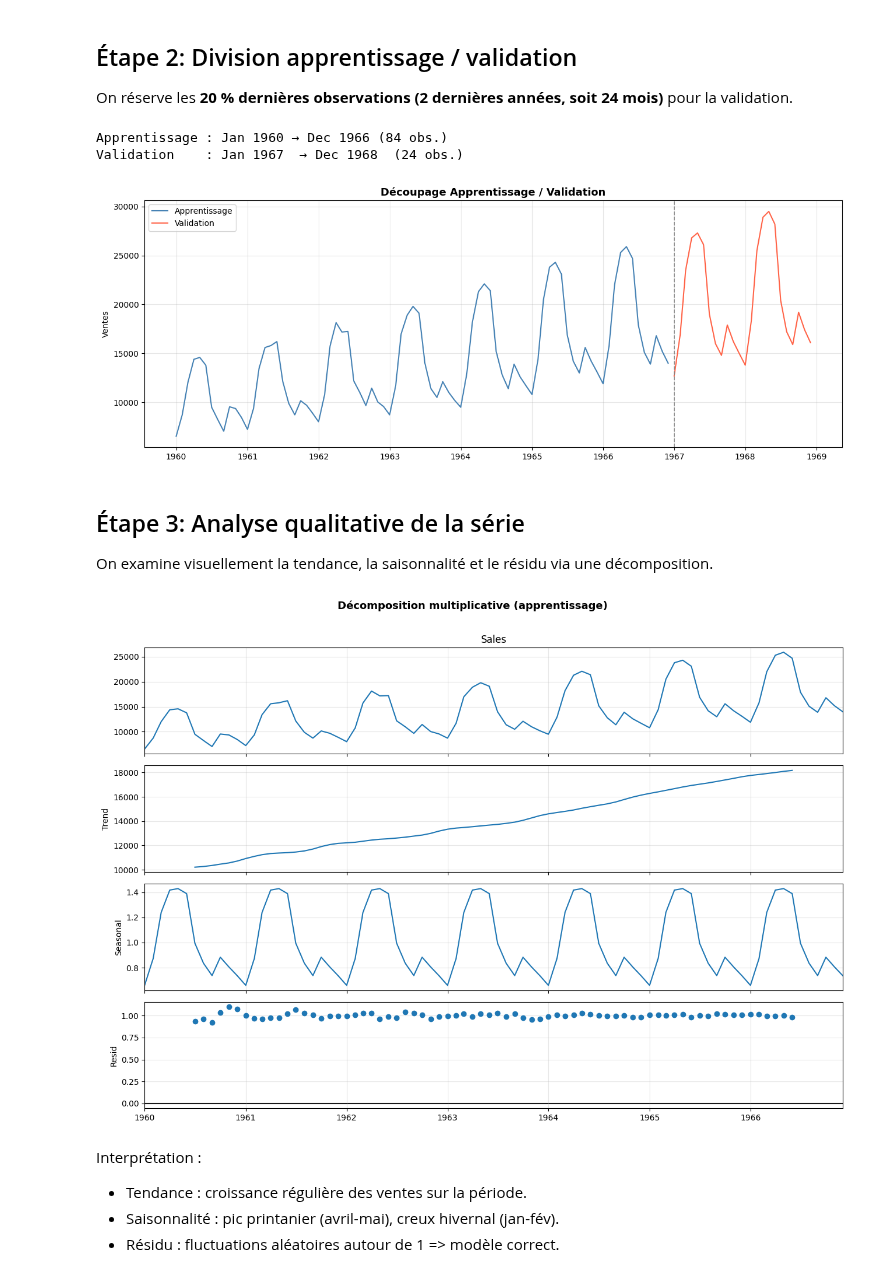
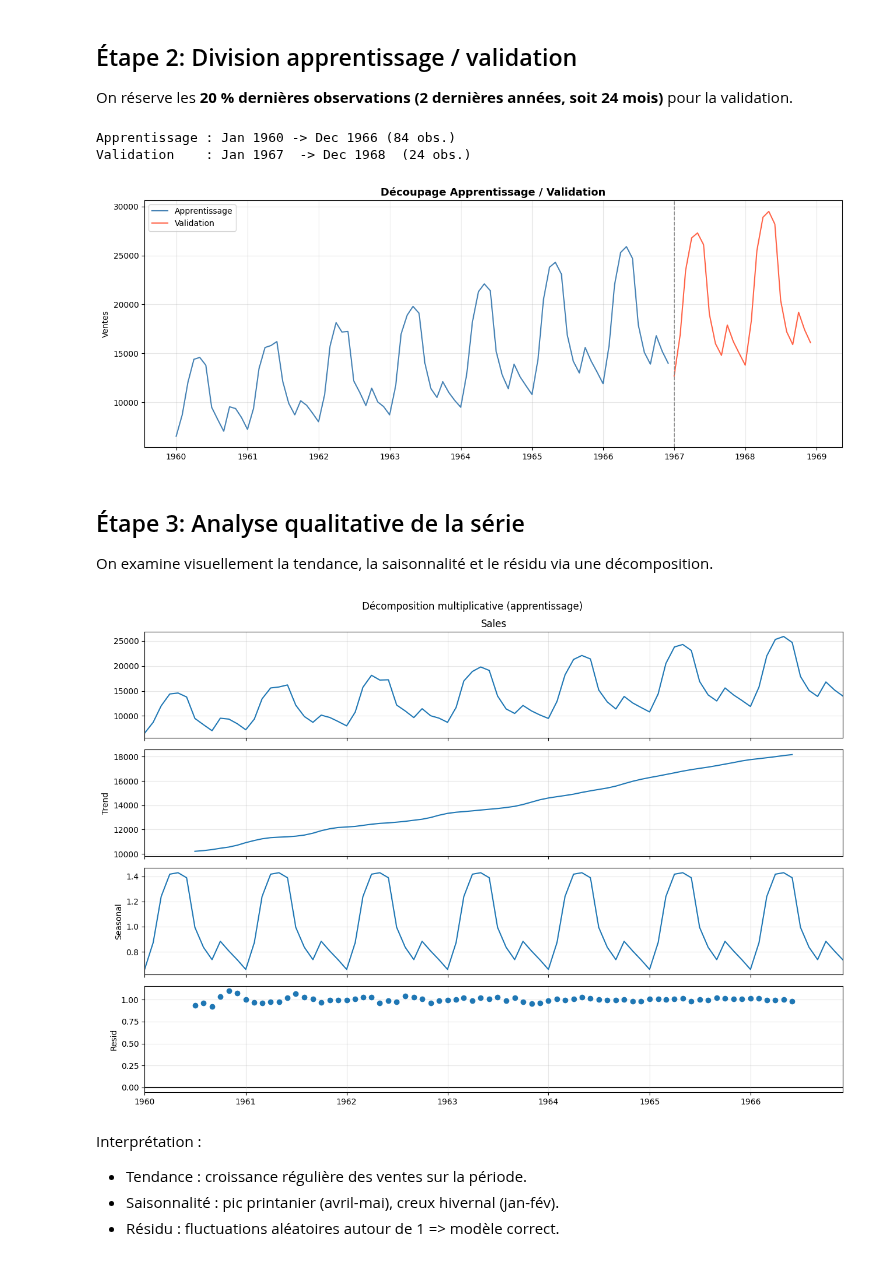
Before and after one commit to bargach-ahmed/Time-series-car-sales, a Jupyter notebook: notebooks/notebook_box_jenkins.ipynb, the cells around one changed output. Saved outputs shown, nothing was run; the diff lists cells and outputs as text; code cells hidden in the pictures.

```diff
--- a/notebooks/notebook_box_jenkins.ipynb
+++ b/notebooks/notebook_box_jenkins.ipynb
@@ -35,7 +35,7 @@ plt.rcParams["axes.grid"] = True
 plt.rcParams["grid.alpha"] = 0.3
 # %%
 # Chargement des données
-df = pd.read_csv("car_sales.csv")
+df = pd.read_csv("../data/ventes_voitures_quebec.txt", , sep='\s+')
 df["Month"] = pd.to_datetime(df["Month"])
 df.set_index("Month", inplace=True)
 df.index.freq = "MS"
@@ -98,8 +87,8 @@ n_test = 24   # 2 années × 12 mois
 train = df.iloc[:-n_test]
 test  = df.iloc[-n_test:]
 
-print(f"Apprentissage : {train.index[0].strftime('%b %Y')} → {train.index[-1].strftime('%b %Y')} ({len(train)} obs.)")
-print(f"Validation    : {test.index[0].strftime('%b %Y')}  → {test.index[-1].strftime('%b %Y')}  ({len(test)} obs.)")
+print(f"Apprentissage : {train.index[0].strftime('%b %Y')} -> {train.index[-1].strftime('%b %Y')} ({len(train)} obs.)")
+print(f"Validation    : {test.index[0].strftime('%b %Y')}  -> {test.index[-1].strftime('%b %Y')}  ({len(test)} obs.)")
 
 fig, ax = plt.subplots()
 ax.plot(train.index, train["Sales"], color="steelblue", label="Apprentissage")
@@ -111,8 +100,8 @@ plt.legend()
 plt.tight_layout()
 plt.show()
 # %% [output]
-Apprentissage : Jan 1960 → Dec 1966 (84 obs.)
-Validation    : Jan 1967  → Dec 1968  (24 obs.)
+Apprentissage : Jan 1960 -> Dec 1966 (84 obs.)
+Validation    : Jan 1967  -> Dec 1968  (24 obs.)
 [figure]
 # %% [markdown]
 ## Étape 3: Analyse qualitative de la série
@@ -120,15 +109,15 @@ On examine visuellement la tendance, la saisonnalité et le résidu via une déc
 # %%
 # Décomposition de la série
 # Modèle multiplicatif car l'amplitude saisonnière croît avec le niveau
 decomposition = seasonal_decompose(train["Sales"], model="multiplicative", period=12)
 
 fig = decomposition.plot()
 fig.set_size_inches(13, 9)
-fig.suptitle("Décomposition multiplicative (apprentissage)", fontsize=13, fontweight="bold", y=1.01)
+fig.suptitle("Décomposition multiplicative (apprentissage)")
 plt.tight_layout()
 plt.show()
 # %% [output]
-[figure, old version]
+[figure, new version]
 # %% [markdown]
 Interprétation :
   - Tendance  : croissance régulière des ventes sur la période.
```
Also changed, not shown: parts of 12 cells of this notebook, 3 other files.
